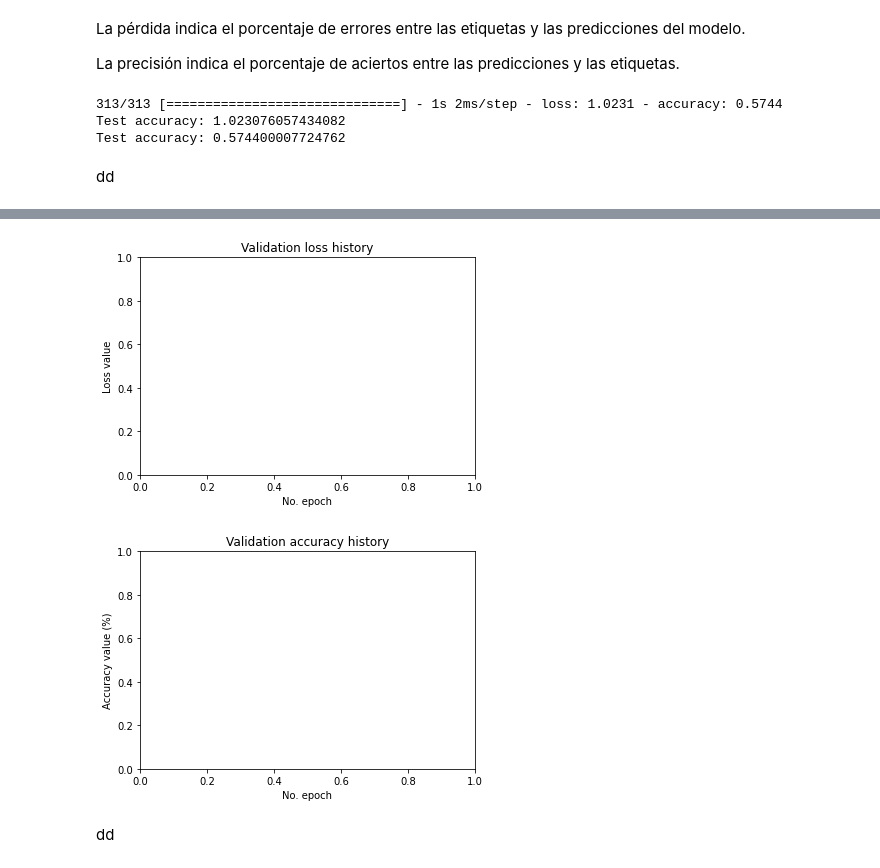
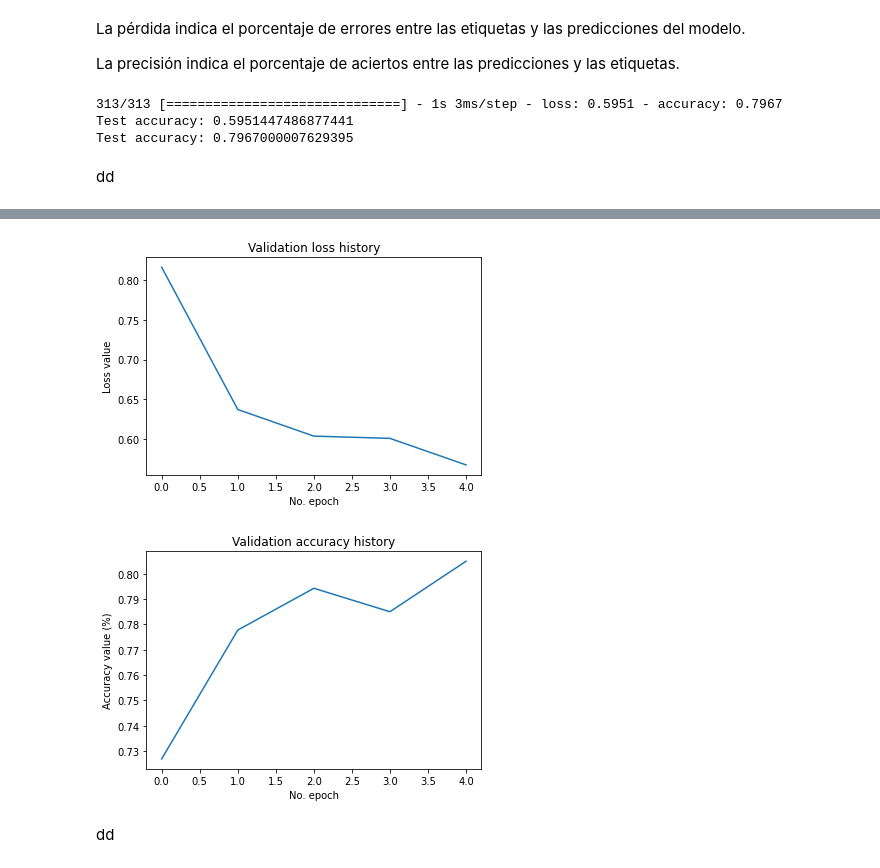
Before and after one commit to javierarteagapuell/deeplearning, a Jupyter notebook: AA_PRACTICA2_GRUPO_4.ipynb, the cells around one changed output, grey strips where cells are left out. Saved outputs shown, nothing was run; the diff lists cells and outputs as text; code cells hidden in the pictures.

```diff
--- a/AA_PRACTICA2_GRUPO_4.ipynb
+++ b/AA_PRACTICA2_GRUPO_4.ipynb
@@ -39,6 +39,7 @@ from collections import Counter
 from sklearn.metrics import confusion_matrix
 import itertools
 import numpy as np
+validation_split = 0.2
 # %% [markdown]
 ## Cargar los datos
 # %% [markdown]
@@ -156,6 +141,7 @@
 history = model.fit(train_images, train_labels,
                     batch_size = 100,
                     epochs = 5,
-                    verbose=1)
+                    verbose=1,
+                    validation_split=validation_split)
 # %% [output]
 Epoch 1/5
@@ -177,9 +163,9 @@ test_loss, test_acc = model.evaluate(test_images, test_labels)
 print('Test accuracy:', test_loss)
 print('Test accuracy:', test_acc)
 # %% [output]
-313/313 [==============================] - 1s 2ms/step - loss: 1.0231 - accuracy: 0.5744
-Test accuracy: 1.023076057434082
-Test accuracy: 0.574400007724762
+313/313 [==============================] - 1s 3ms/step - loss: 0.5951 - accuracy: 0.7967
+Test accuracy: 0.5951447486877441
+Test accuracy: 0.7967000007629395
 # %% [markdown]
 dd
 # %%
@@ -189,14 +175,14 @@ print(f'Test loss: {score[0]} / Test accuracy: {score[1]}')
 
 # Visualizamos history
 # Pintamos history: Pérdida
-#plt.plot(history.history['val_loss'])
+plt.plot(history.history['val_loss'])
 plt.title('Validation loss history')
 plt.ylabel('Loss value')
 plt.xlabel('No. epoch')
 plt.show()
 
 # Pintamos history: Precisión
-#plt.plot(history.history['val_accuracy'])
+plt.plot(history.history['val_accuracy'])
 plt.title('Validation accuracy history')
 plt.ylabel('Accuracy value (%)')
 plt.xlabel('No. epoch')
@@ -206,5 +192,5 @@ Test loss: 1.0081188678741455 / Test accuracy: 0.5812333226203918
-[figure, old version]
+[figure, new version]
-[figure, old version]
+[figure, new version]
 # %% [markdown]
 dd
 # %%
```
Also changed, not shown: parts of 33 cells of this notebook.
